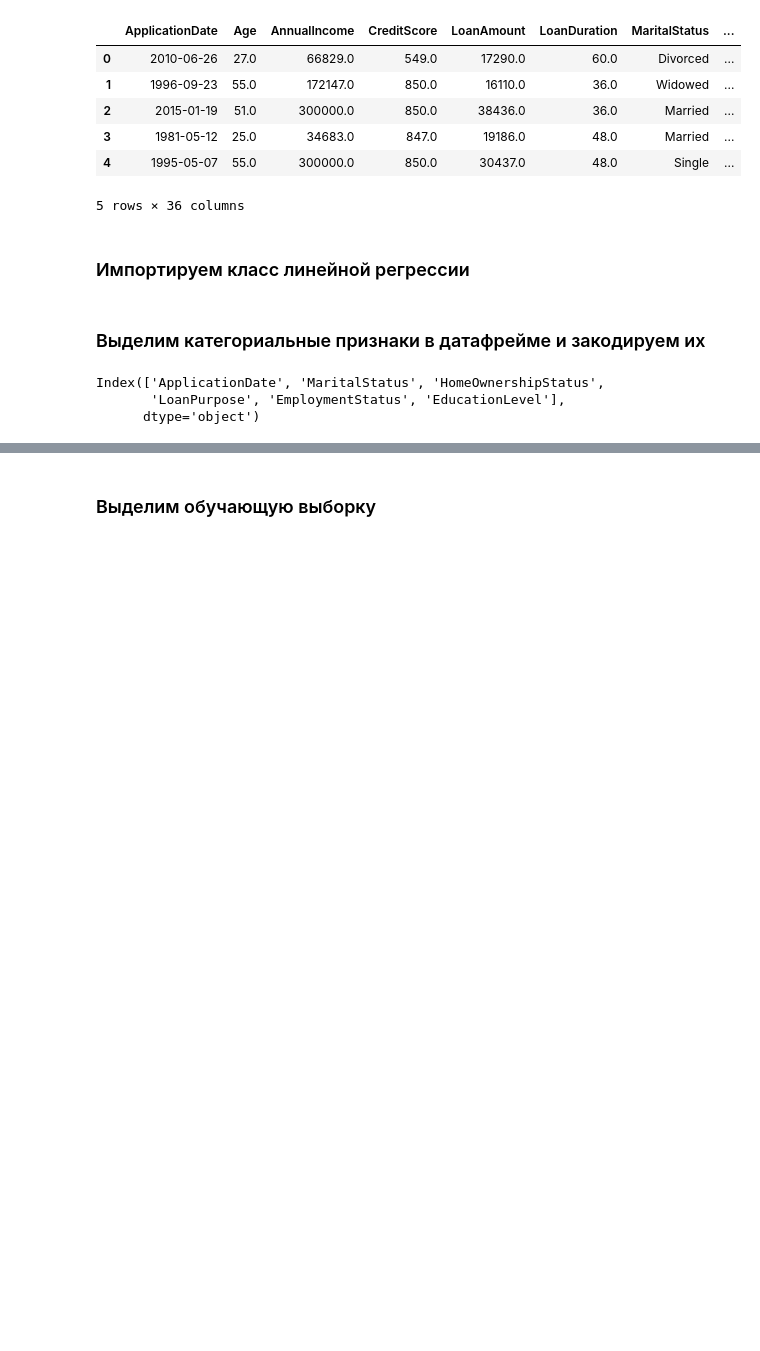
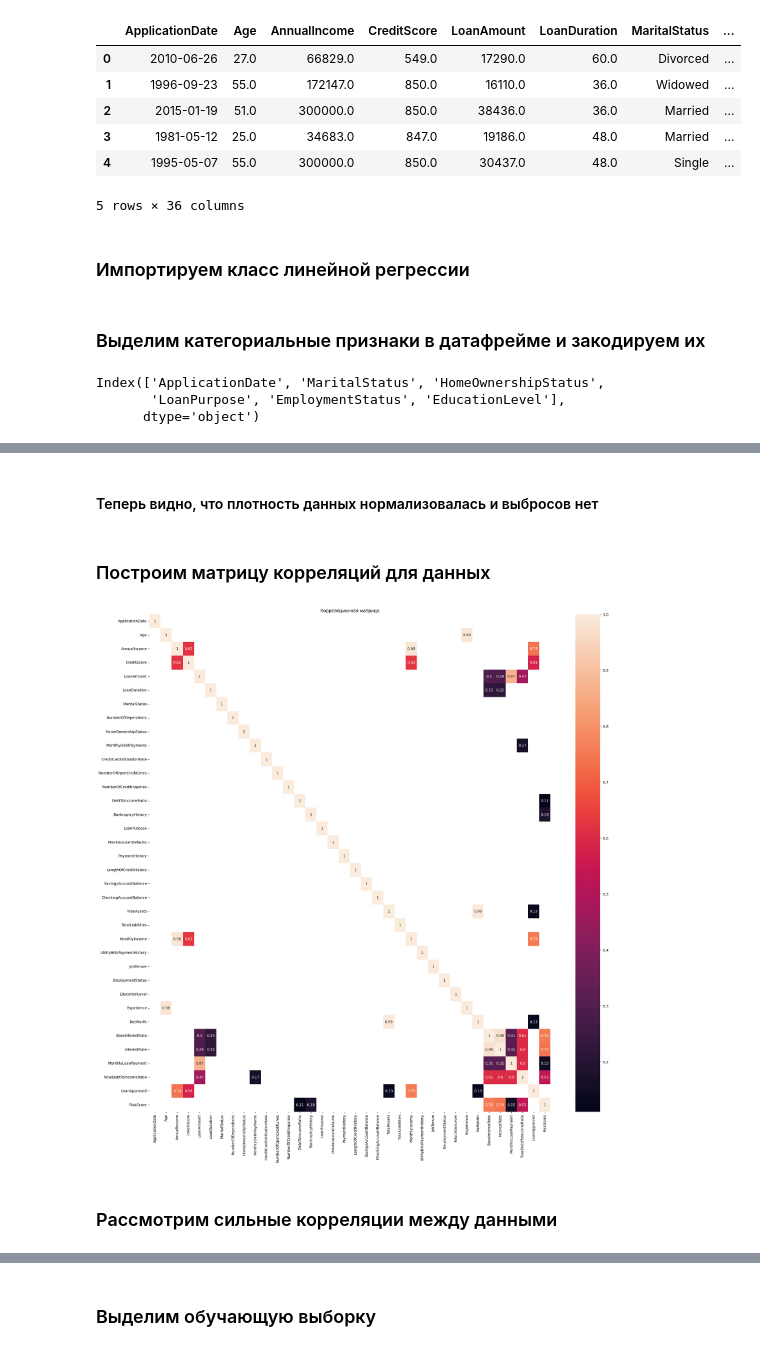
Before and after one commit to ResetPlease/ML_Labs, a Jupyter notebook: LAB2/Lab2.ipynb, the cells around one changed output, grey strips where cells are left out. Drawn from its saved outputs; the diff is of its cells as text; code cells hidden in the pictures; blank space fills up the shorter version.

```diff
--- a/LAB2/Lab2.ipynb
+++ b/LAB2/Lab2.ipynb
@@ -61,0 +92,18 @@ df
+# %% [markdown]
+#### Теперь видно, что плотность данных нормализовалась и выбросов нет
+# %% [markdown]
+###  Построим матрицу корреляций для данных
+# %%
+import seaborn as sn
+matrix = df.corr()
+
+# на обычных размерах ничего не видно
+plt.figure(figsize = (25, 25))
+
+sn.heatmap(matrix[matrix > 0.1], annot = True)
+plt.title('Корреляционная матрица')
+plt.show()
+# %% [output]
+[figure, added]
+# %% [markdown]
+### Рассмотрим сильные корреляции между данными
```
Also changed, not shown: parts of 11 cells of this notebook, 2 other files.
